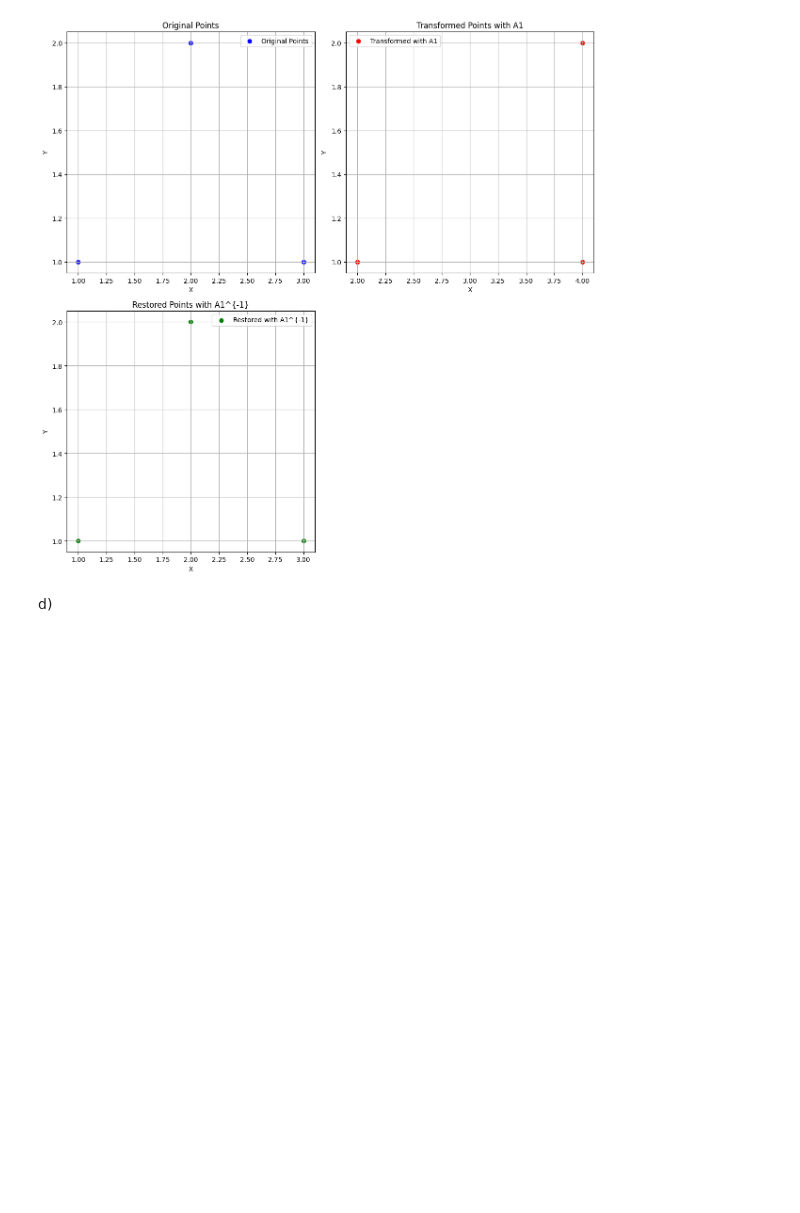
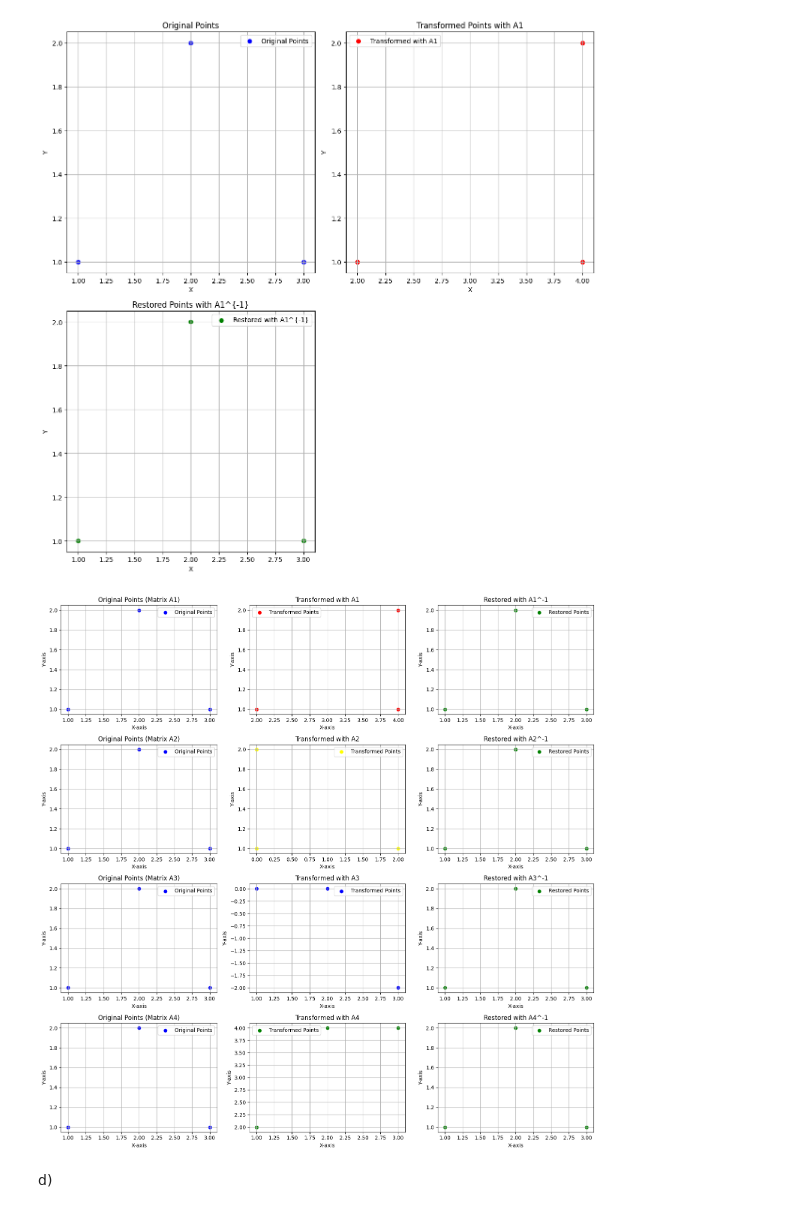
Before and after one commit to han24524/Math4ML, a Jupyter notebook: ThaiLyHan_22AD014_Lab2.ipynb, the cells around one changed output. Drawn from its saved outputs; the diff is of its cells as text; code cells hidden in the pictures; blank space fills up the shorter version.

```diff
--- a/ThaiLyHan_22AD014_Lab2.ipynb
+++ b/ThaiLyHan_22AD014_Lab2.ipynb
@@ -455,6 +455,73 @@ plt.tight_layout()
 plt.show()
 # %% [output]
 [figure]
+# %%
+import numpy as np
+import matplotlib.pyplot as plt
+
+# Original points
+P = np.array([[1, 1], [2, 2], [3, 1]])
+
+# Shear matrices
+A1 = np.array([[1, 1], [0, 1]])
+A2 = np.array([[1, -1], [0, 1]])
+A3 = np.array([[1, 0], [-1, 1]])
+A4 = np.array([[1, 0], [1, 1]])
+
+# Inverse matrices
+A1_inv = np.array([[1, -1], [0, 1]])
+A2_inv = np.array([[1, 1], [0, 1]])
+A3_inv = np.array([[1, 0], [1, 1]])
+A4_inv = np.array([[1, 0], [-1, 1]])
+
+# Transformed and restored points
+P_transformed = [
+    P @ A1.T,
+    P @ A2.T,
+    P @ A3.T,
+    P @ A4.T
+]
+P_restored = [
+    P_transformed[0] @ A1_inv.T,
+    P_transformed[1] @ A2_inv.T,
+    P_transformed[2] @ A3_inv.T,
+    P_transformed[3] @ A4_inv.T
+]
+
+# Plot all cases
+fig, axes = plt.subplots(4, 3, figsize=(15, 15))
+titles = ['A1', 'A2', 'A3', 'A4']
+colors = ['red', 'yellow', 'blue', 'green']
+
+for i in range(4):
+    # Original points
+    axes[i, 0].scatter(P[:, 0], P[:, 1], color='blue', label='Original Points')
+    axes[i, 0].set_title(f'Original Points (Matrix {titles[i]})')
+    axes[i, 0].grid(True)
+    axes[i, 0].legend()
+    axes[i, 0].set_xlabel('X-axis')
+    axes[i, 0].set_ylabel('Y-axis')
+
+    # Transformed points
+    axes[i, 1].scatter(P_transformed[i][:, 0], P_transformed[i][:, 1], color=colors[i], label='Transformed Points')
+    axes[i, 1].set_title(f'Transformed with {titles[i]}')
+    axes[i, 1].grid(True)
+    axes[i, 1].legend()
+    axes[i, 1].set_xlabel('X-axis')
+    axes[i, 1].set_ylabel('Y-axis')
+
+    # Restored points
+    axes[i, 2].scatter(P_restored[i][:, 0], P_restored[i][:, 1], color='green', label='Restored Points')
+    axes[i, 2].set_title(f'Restored with {titles[i]}^{-1}')
+    axes[i, 2].grid(True)
+    axes[i, 2].legend()
+    axes[i, 2].set_xlabel('X-axis')
+    axes[i, 2].set_ylabel('Y-axis')
+
+plt.tight_layout()
+plt.show()
+# %% [output]
+[figure, added]
 # %% [markdown]
 d)
 # %%
```
Also changed, not shown: 5 other files.
